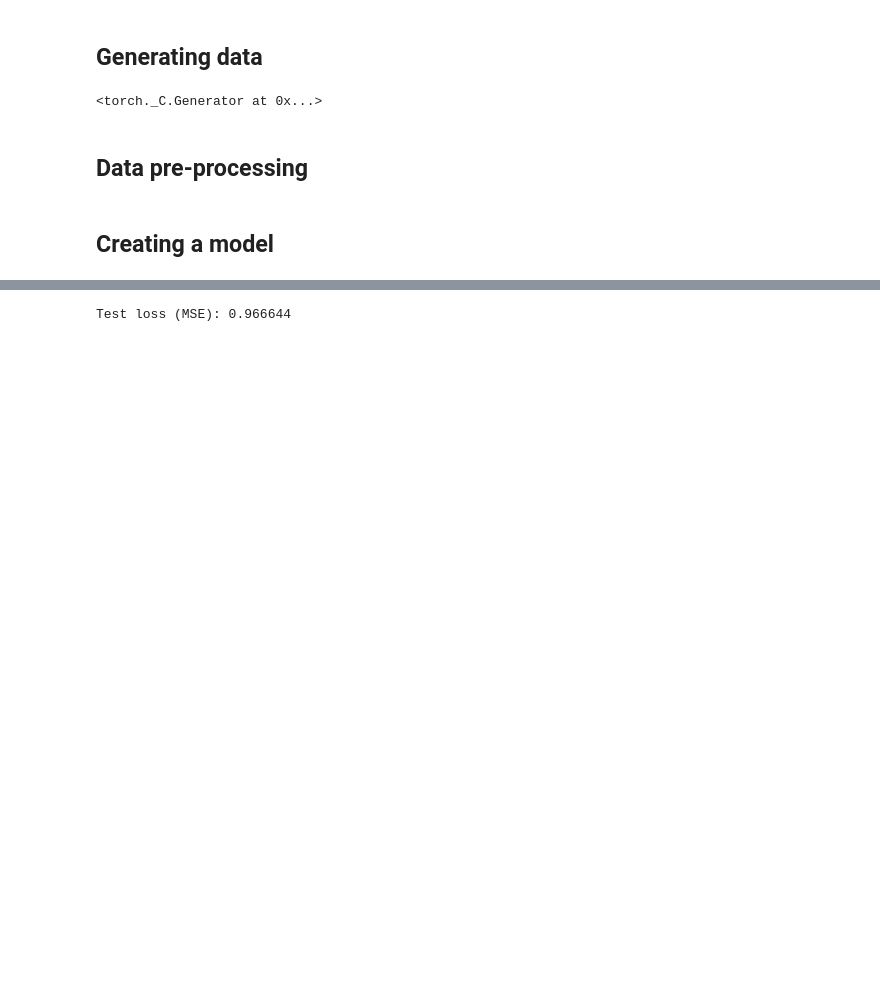
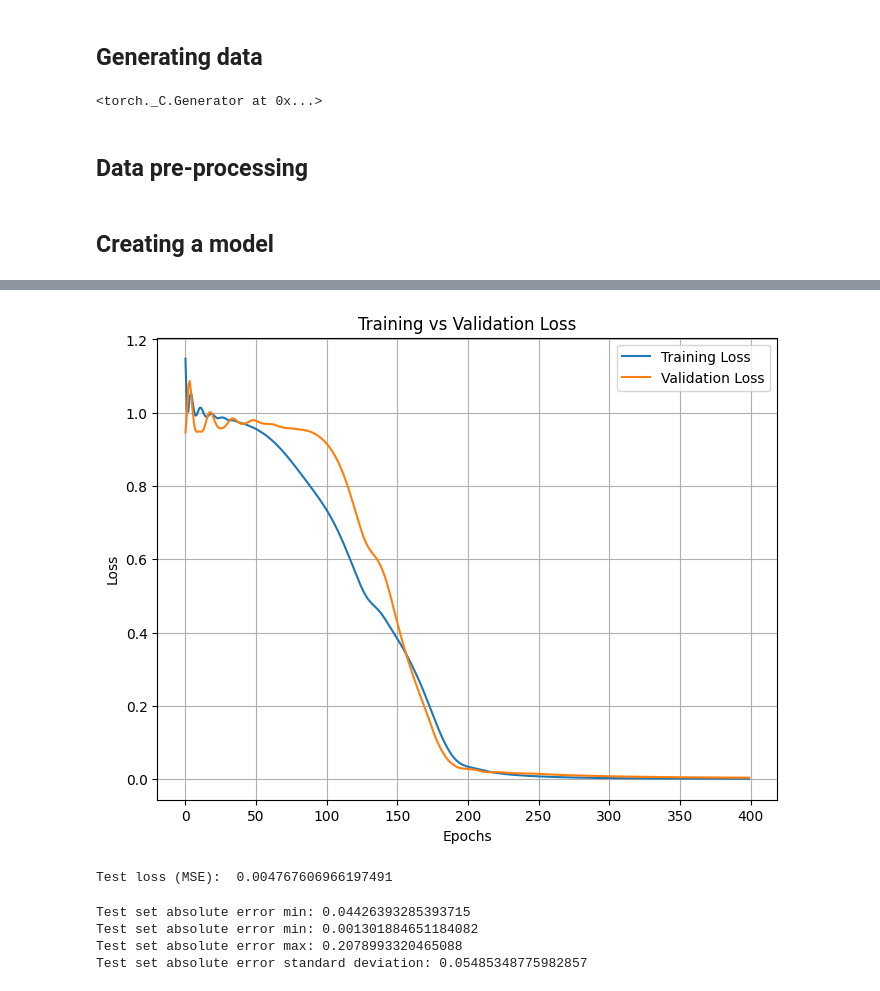
Before and after one commit to zhemepatis/VU-7-C, a Jupyter notebook: feedforward_nn_application.ipynb, the cells around one changed output, grey strips where cells are left out. Cells and saved outputs as stored; diff of their text form; code cells hidden in the pictures; blank space fills up the shorter version.

Commit message:
added stop limit

```diff
--- a/feedforward_nn_application.ipynb
+++ b/feedforward_nn_application.ipynb
@@ -79,10 +82,20 @@ loss_optimization_func = optim.Adam(model.parameters(), lr = 0.01)
 # %%
-learning_epochs = 500
+training_losses = []
+validation_losses = []
 
-for epoch in range(learning_epochs):
+best_validation_loss = float("inf")
+best_model_state = any
+
+patience_limit = 5
+patience_tries = 0
+tolerance = 1e-5
+epoch_limit = 400
+
+for epoch in range(epoch_limit):
     # pass forward
     training_set_predictions = model(training_set_vectors)
     training_loss = loss_func(training_set_predictions, training_set_scalars)
+    training_losses.append(training_loss.item())
 
     # back-propagation
     loss_optimization_func.zero_grad()
@@ -95,7 +108,17 @@ for epoch in range(learning_epochs):
     with torch.no_grad():
         validation_set_predictions = model(validation_set_vectors)
         validation_loss = loss_func(validation_set_predictions, validation_set_scalars)
+        validation_losses.append(validation_loss.item())
 
-    if (epoch + 1) % 100 == 0:
-        print(f"[{epoch + 1}/{learning_epochs}] Validation loss: {validation_loss.item():.6f}, Training loss: {training_loss.item():.6f}")
+    if (epoch + 1) % 50 == 0:
+        print(f"[{epoch + 1}] Training loss: {training_loss.item():.6f} | Validation loss: {validation_loss.item():.6f}")
+
+    if validation_loss.item() < best_validation_loss - tolerance:
+        best_val_loss = validation_loss.item()
+        patience_tries = 0
+    else:
+        patience_tries += 1
+
+        if patience_tries >= patience_limit:
+            break
 # %% [output]
@@ -107,9 +133,50 @@ for epoch in range(learning_epochs):
+# %%
+plt.figure(figsize = (8, 6))
+
+plt.plot(training_losses, label = 'Training Loss')
+plt.plot(validation_losses, label = 'Validation Loss')
+
+plt.title('Training vs Validation Loss')
+plt.xlabel('Epochs')
+plt.ylabel('Loss')
+
+plt.legend()
+plt.grid(True)
+
+# plt.xlim(700, 800)
+
+plt.show()
+# %% [output]
+[figure, added]
 # %%
 model.eval()
 
 with torch.no_grad():
     test_set_predictions = model(test_set_vectors)
     test_loss = loss_func(test_set_predictions, test_set_scalars)
-    print(f"Test loss (MSE): {test_loss.item():.6f}")
+    print("Test loss (MSE): ", test_loss.item())
 # %% [output]
-Test loss (MSE): 0.966644
+Test loss (MSE):  0.004767606966197491
+# %%
+absolute_errors = torch.abs(test_set_predictions - test_set_scalars)
+
+# mean
+error_mean = torch.mean(absolute_errors)
+print(f"Test set absolute error min: {error_mean}")
+
+# min
+min_error = torch.min(absolute_errors)
+print(f"Test set absolute error min: {min_error}")
+
+# max
+max_error = torch.max(absolute_errors)
+print(f"Test set absolute error max: {max_error}")
+
+# standard deviation
+error_std = torch.std(absolute_errors)
+print(f"Test set absolute error standard deviation: {error_std}")
+# %% [output]
+Test set absolute error min: 0.04426393285393715
+Test set absolute error min: 0.001301884651184082
+Test set absolute error max: 0.2078993320465088
+Test set absolute error standard deviation: 0.05485348775982857
```
Also changed, not shown: parts of 4 cells of this notebook, 1 other file.
